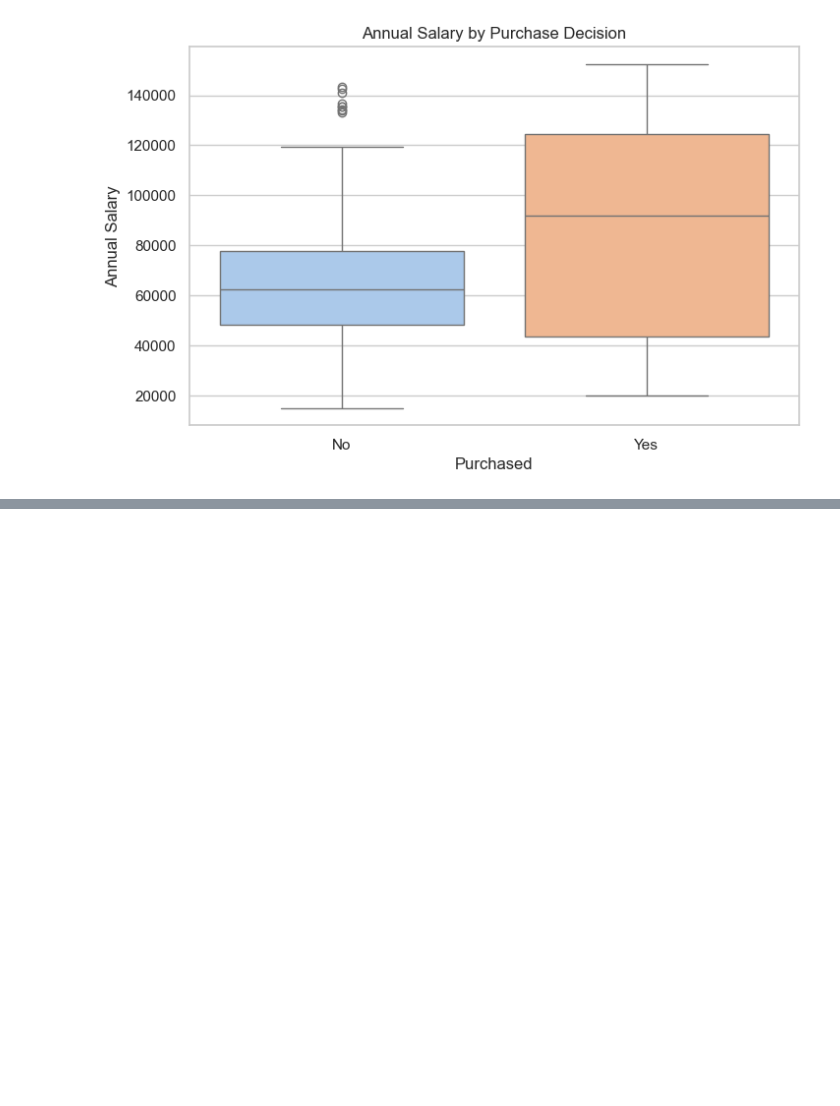
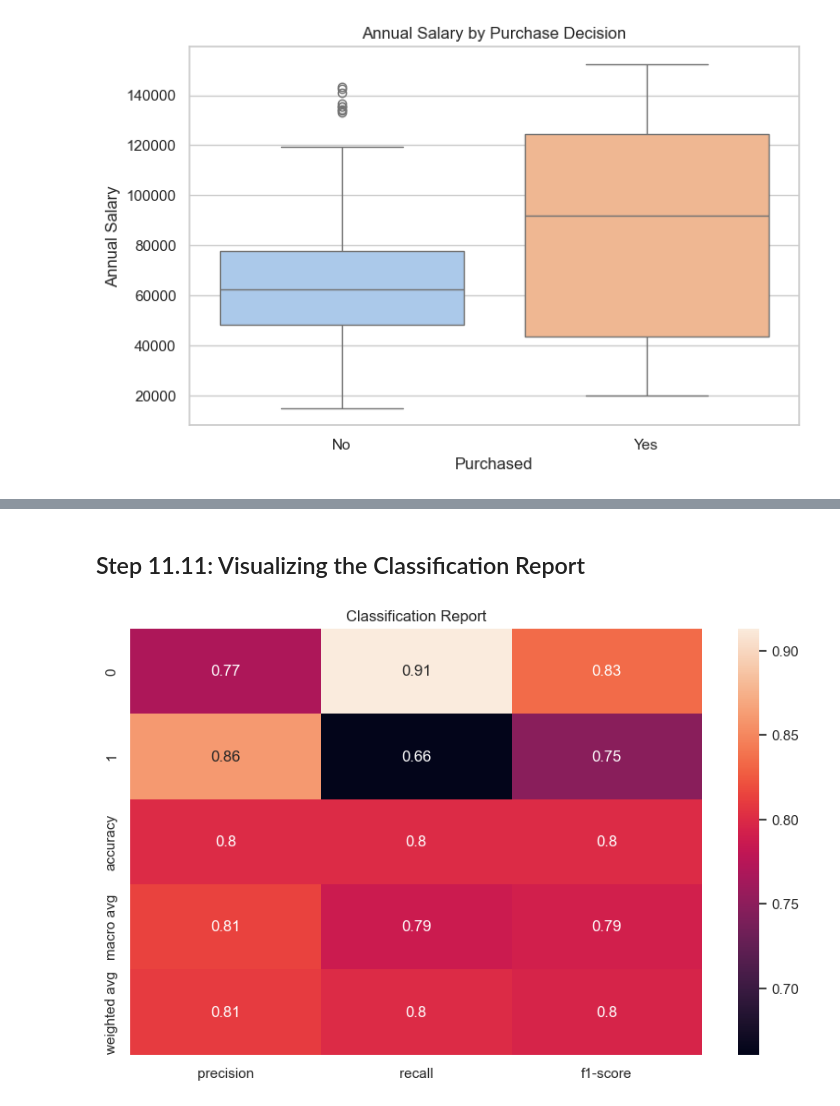
Before and after one commit to ayushroy-117/EV-Market-Data-Analysis, a Jupyter notebook: Notebook.ipynb, the cells around one changed output, grey strips where cells are left out. Saved outputs shown, nothing was run; the diff lists cells and outputs as text; code cells hidden in the pictures; blank space fills up the shorter version.

```diff
--- a/Notebook.ipynb
+++ b/Notebook.ipynb
@@ -134,0 +154,2 @@ Passing `palette` without assigning `hue` is deprecated and will be removed in v
+# %%
+X_train, X_test, y_train, y_test = train_test_split(X, y, test_size=0.25, random_state=42)
@@ -134,0 +233,10 @@ Passing `palette` without assigning `hue` is deprecated and will be removed in v
+# %% [markdown]
+
+## Step 11.11: Visualizing the Classification Report
+# %%
+plt.figure(figsize=(10, 6))
+sns.heatmap(pd.DataFrame(classification_report(y_test, y_pred, output_dict=True)).iloc[:-1, :].T, annot=True)
+plt.title('Classification Report')
+plt.show()
+# %% [output]
+[figure, added]
```
Also changed, not shown: parts of 21 cells of this notebook.
